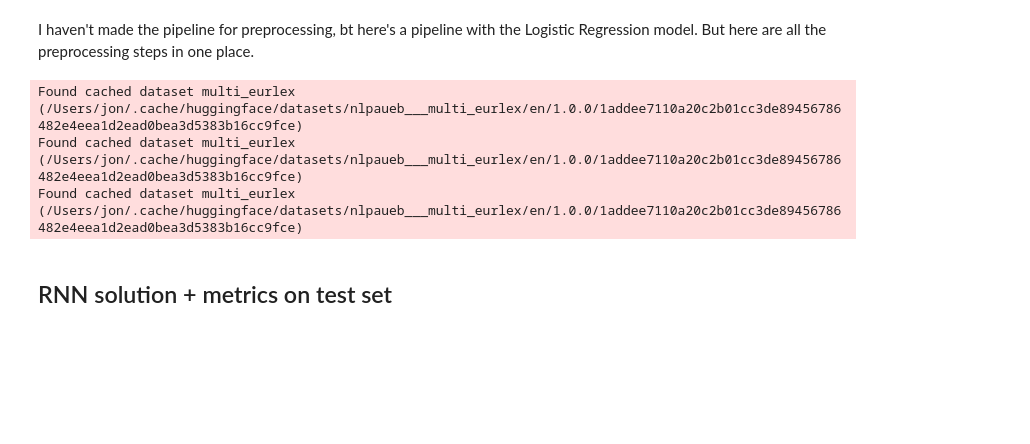
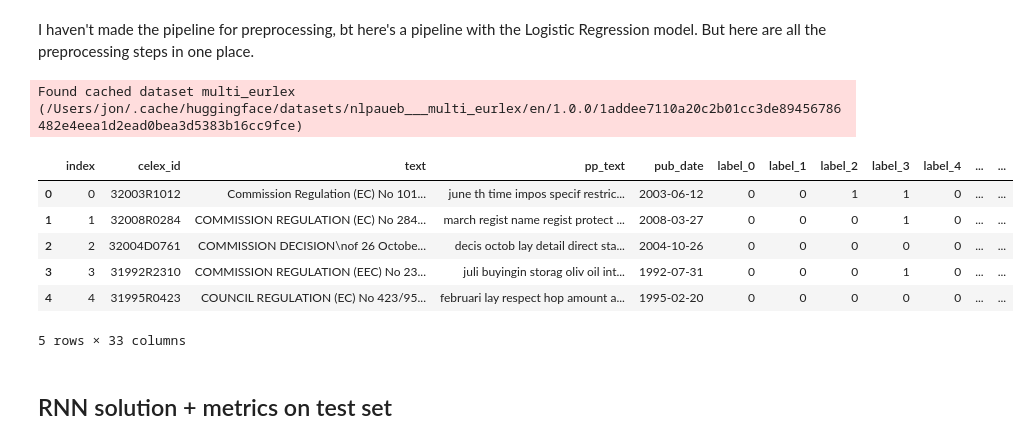
Before and after one commit to marcelo-ghia/NLP-MultiEUREX-multilabel-multiclass-classification, a Jupyter notebook: baseline.ipynb, the cells around one changed output. Drawn from its saved outputs; the diff is of its cells as text; code cells hidden in the pictures; blank space fills up the shorter version.

```diff
--- a/baseline.ipynb
+++ b/baseline.ipynb
@@ -183,20 +183,28 @@ def process_all(df):
     return df
 
 df_train = load_dataset('nlpaueb/multi_eurlex', 'en', split='train').to_pandas()
-df_test = load_dataset('nlpaueb/multi_eurlex', 'en', split='test').to_pandas()
-df_val = load_dataset('nlpaueb/multi_eurlex', 'en', split='validation').to_pandas()
+#df_test = load_dataset('nlpaueb/multi_eurlex', 'en', split='test').to_pandas()
+#df_val = load_dataset('nlpaueb/multi_eurlex', 'en', split='validation').to_pandas()
 
 df_train_pp = process_all(df_train)
-df_test_pp = process_all(df_train)
-df_val_pp = process_all(df_train)
+#df_test_pp = process_all(df_train)
+#df_val_pp = process_all(df_train)
 
 df_train_pp.to_csv('train_pp.csv', index=False)
-df_test_pp.to_csv('test_pp.csv', index=False)
-df_val_pp.to_csv('val_pp.csv', index=False)
+#df_test_pp.to_csv('test_pp.csv', index=False)
+#df_val_pp.to_csv('val_pp.csv', index=False)
 # %% [output]
 Found cached dataset multi_eurlex (/Users/jon/.cache/huggingface/datasets/nlpaueb___multi_eurlex/en/1.0.0/1addee7110a20c2b01cc3de89456786482e4eea1d2ead0bea3d5383b16cc9fce)
-Found cached dataset multi_eurlex (/Users/jon/.cache/huggingface/datasets/nlpaueb___multi_eurlex/en/1.0.0/1addee7110a20c2b01cc3de89456786482e4eea1d2ead0bea3d5383b16cc9fce)
-Found cached dataset multi_eurlex (/Users/jon/.cache/huggingface/datasets/nlpaueb___multi_eurlex/en/1.0.0/1addee7110a20c2b01cc3de89456786482e4eea1d2ead0bea3d5383b16cc9fce)
+# %%
+df_train_pp.head()
+# %% [output]
+|  | index | celex_id | text | pp_text | pub_date | label_0 | label_1 | label_2 | label_3 | label_4 | ... | ... |
+| 0 | 0 | 32003R1012 | Commission Regulation (EC) No 101... | june th time impos specif restric... | 2003-06-12 | 0 | 0 | 1 | 1 | 0 | ... | ... |
+| 1 | 1 | 32008R0284 | COMMISSION REGULATION (EC) No 284... | march regist name regist protect ... | 2008-03-27 | 0 | 0 | 0 | 1 | 0 | ... | ... |
+| 2 | 2 | 32004D0761 | COMMISSION DECISION\nof 26 Octobe... | decis octob lay detail direct sta... | 2004-10-26 | 0 | 0 | 0 | 0 | 0 | ... | ... |
+| 3 | 3 | 31992R2310 | COMMISSION REGULATION (EEC) No 23... | juli buyingin storag oliv oil int... | 1992-07-31 | 0 | 0 | 0 | 1 | 0 | ... | ... |
+| 4 | 4 | 31995R0423 | COUNCIL REGULATION (EC) No 423/95... | februari lay respect hop amount a... | 1995-02-20 | 0 | 0 | 0 | 0 | 0 | ... | ... |
+5 rows × 33 columns
 # %%
 
 
```
Also changed, not shown: parts of 1 cell of this notebook, 1 other file.
